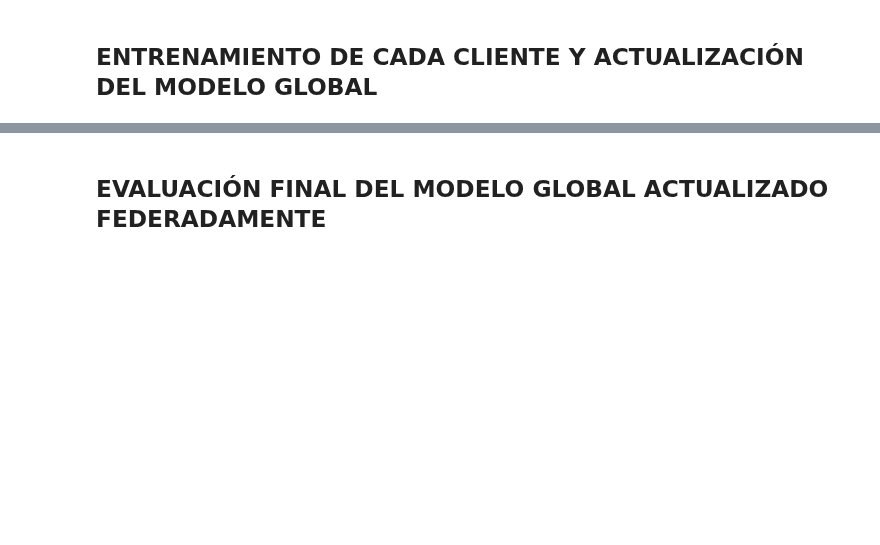
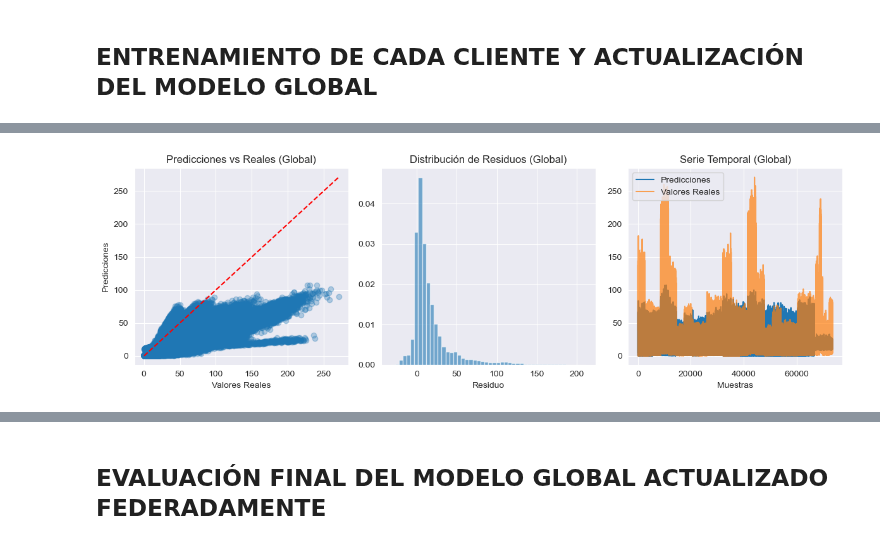
Before and after one commit to ibonsotoa/Microgrid, a Jupyter notebook: ModelTesting/DeepLearning/FederatedLearning.ipynb, the cells around one changed output, grey strips where cells are left out. Cells and saved outputs as stored; diff of their text form; code cells hidden in the pictures; blank space fills up the shorter version.

Commit message:
Federated learning changed

```diff
--- a/ModelTesting/DeepLearning/FederatedLearning.ipynb
+++ b/ModelTesting/DeepLearning/FederatedLearning.ipynb
@@ -80,8 +80,8 @@ class EnhancedDNN(nn.Module):
 ## DEFINICIÓN DE LOS HIPERPARÁMETROS
 En este caso, se simulará un proceso federado de 5 rondas de 40 épocas cada una para cada uno de los clientes. El resto de hiperparámetros son los mismos que en el modelo centralizado
 # %%
-federated_rounds = 5
-local_epochs = 40
+federated_rounds = 1
+local_epochs = 2
 batch_size = 512
 lr = 0.0001
 weight_decay = 1e-4
@@ -121,9 +121,6 @@ input_dim = X_temp.shape[1]
 # %%
 global_model = EnhancedDNN(input_dim).to(device)
 
-state_dict = torch.load(r"C:\Users\Ibon\PycharmProjects\Microgrid\ModelTesting\DeepLearning\best_model_all_data.pth")
-
-global_model.load_state_dict(state_dict)
 global_model.train()
 # %% [output]
 EnhancedDNN(
@@ -240,0 +275,83 @@ Test MSE después de ronda 5: 131.3874
+# %%
+global_model.load_state_dict(torch.load(best_federated_model_path))
+global_model.eval()
+
+print("\n=== Evaluación del modelo global ===")
+with torch.no_grad():
+    y_pred_global = global_model(X_test_tensor).cpu().numpy()
+    y_test_np = y_test_tensor.cpu().numpy()
+    mse_global = mean_squared_error(y_test_np, y_pred_global)
+    mae_global = mean_absolute_error(y_test_np, y_pred_global)
+    r2_global = r2_score(y_test_np, y_pred_global)
+    print(f"Global Test MSE: {mse_global:.4f}")
+    print(f"Global Test MAE: {mae_global:.4f}")
+    print(f"Global Test R2: {r2_global:.4f}")
+
+    plot_results(y_test_np, y_pred_global, titulo_extra=" (Global)")
+
+for client_name, files in clients.items():
+    print(f"\nEvaluación del modelo global para el cliente {client_name}")
+    client_df = load_and_preprocess(files, all_sources)
+    X_client, y_client, _ = prepare_data(client_df, scaler)
+    with torch.no_grad():
+        y_pred_client = global_model(X_client).cpu().numpy()
+        y_client_np = y_client.cpu().numpy()
+        mse_client = mean_squared_error(y_client_np, y_pred_client)
+        mae_client = mean_absolute_error(y_client_np, y_pred_client)
+        r2_client = r2_score(y_client_np, y_pred_client)
+        print(f"Cliente {client_name} - Test MSE: {mse_client:.4f}, MAE: {mae_client:.4f}, R2: {r2_client:.4f}")
+
+        plot_results(y_client_np, y_pred_client, titulo_extra=f" ({client_name} - Global)")
+
+def fine_tune_model(model, client_files, scaler, local_epochs_ft=5):
+    model_ft = copy.deepcopy(model)
+    client_df = load_and_preprocess(client_files, all_sources)
+    X_local, y_local, _ = prepare_data(client_df, scaler)
+    local_dataset = TensorDataset(X_local, y_local)
+    local_loader = DataLoader(local_dataset, batch_size=batch_size, shuffle=True)
+
+    optimizer_ft = optim.Adam(model_ft.parameters(), lr=lr * 0.1, weight_decay=weight_decay)
+
+    model_ft.train()
+    for epoch in range(local_epochs_ft):
+        running_loss = 0.0
+        for xb, yb in local_loader:
+            optimizer_ft.zero_grad()
+            outputs = model_ft(xb)
+            loss = criterion(outputs, yb)
+            loss.backward()
+            optimizer_ft.step()
+            running_loss += loss.item() * xb.size(0)
+        avg_loss = running_loss / len(local_loader.dataset)
+        print(f"Fine tuning - Cliente, época {epoch+1}: Loss = {avg_loss:.4f}")
+
+    return model_ft
+
+client_finetuned_models = {}
+
+for client_name, files in clients.items():
+    print(f"\nFine tuning para el cliente {client_name}")
+    model_ft = fine_tune_model(global_model, files, scaler, local_epochs_ft=5)
+    client_finetuned_models[client_name] = model_ft
+
+    client_df = load_and_preprocess(files, all_sources)
+    X_client, y_client, _ = prepare_data(client_df, scaler)
+    with torch.no_grad():
+        y_pred_ft = model_ft(X_client).cpu().numpy()
+        y_client_np = y_client.cpu().numpy()
+        mse_ft = mean_squared_error(y_client_np, y_pred_ft)
+        mae_ft = mean_absolute_error(y_client_np, y_pred_ft)
+        r2_ft = r2_score(y_client_np, y_pred_ft)
+        print(f"Cliente {client_name} (Fine Tuning) - Test MSE: {mse_ft:.4f}, MAE: {mae_ft:.4f}, R2: {r2_ft:.4f}")
+
+        plot_results(y_client_np, y_pred_ft, titulo_extra=f" ({client_name} - Fine Tune)")
+
+    with torch.no_grad():
+        y_pred_ft_global = model_ft(X_test_tensor).cpu().numpy()
+        mse_ft_global = mean_squared_error(y_test_np, y_pred_ft_global)
+        mae_ft_global = mean_absolute_error(y_test_np, y_pred_ft_global)
+        r2_ft_global = r2_score(y_test_np, y_pred_ft_global)
+        print(f"Cliente {client_name} (Fine Tuning) en global test - MSE: {mse_ft_global:.4f}, MAE: {mae_ft_global:.4f}, R2: {r2_ft_global:.4f}")
+
+        plot_results(y_test_np, y_pred_ft_global, titulo_extra=f" ({client_name} Fine Tune - Global)")
+# %% [output]
@@ -240,0 +362 @@ Test MSE después de ronda 5: 131.3874
+[figure, added]
```
Also changed, not shown: parts of 3 cells of this notebook, 1 other file.
